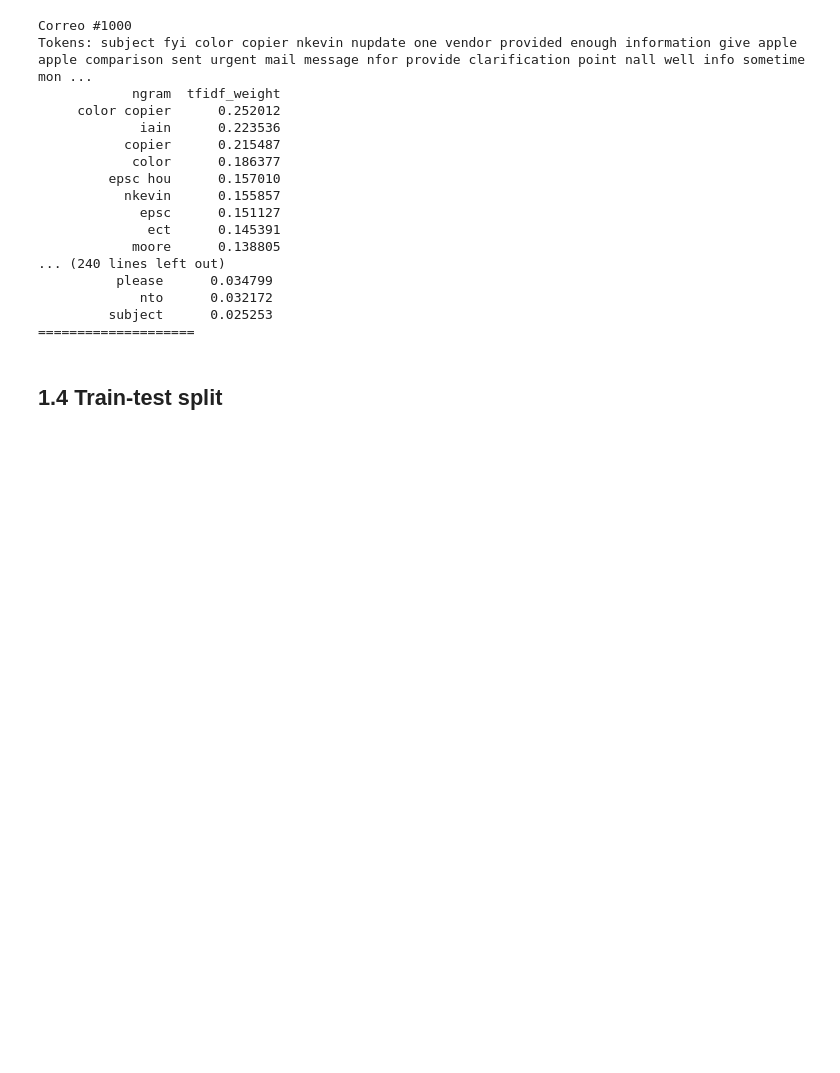
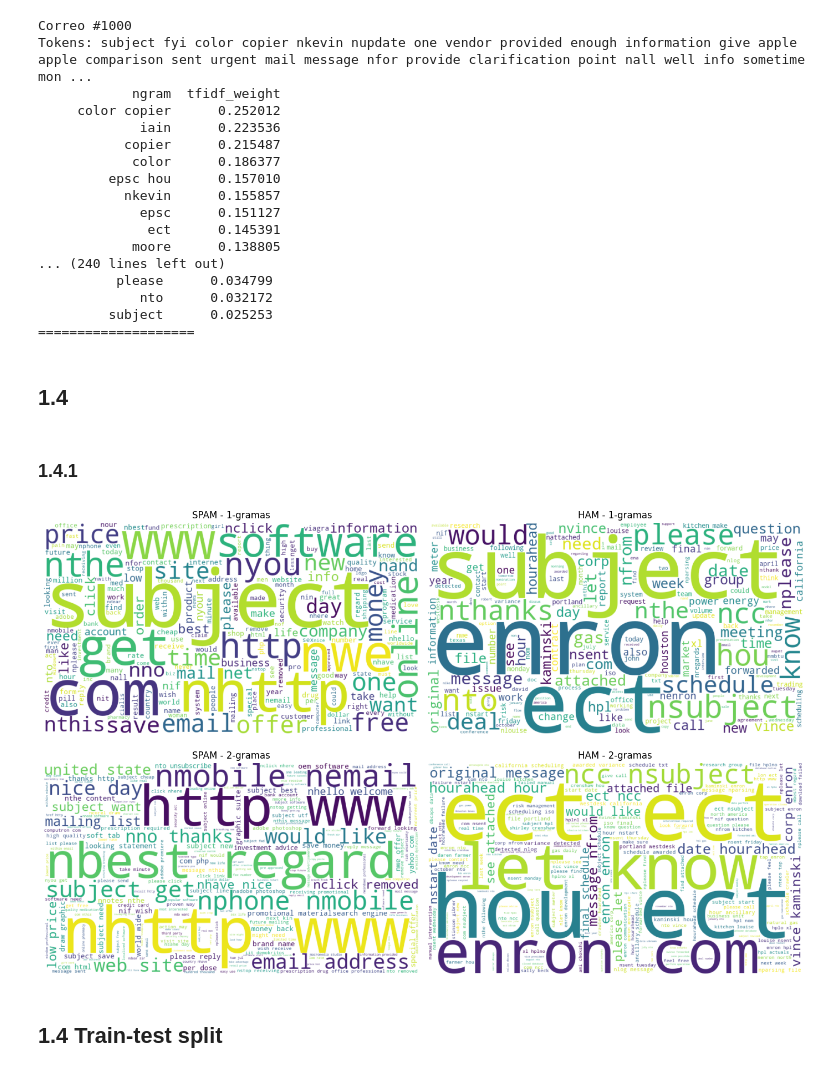
Before and after one commit to spuerta10/SpamDetectionNaiveBayes, a Jupyter notebook: notebooks/nb_vs_mlp.ipynb, the cells around one changed output. Saved outputs shown, nothing was run; the diff lists cells and outputs as text; code cells hidden in the pictures; blank space fills up the shorter version.

Commit message:
feat: Added HAM vs SPAM EDA

```diff
--- a/notebooks/nb_vs_mlp.ipynb
+++ b/notebooks/nb_vs_mlp.ipynb
@@ -190,7 +192,7 @@ El parametro max_features filtra la cantidad de n-gramas de todo el corpus para
 # %%
 vectorizer_explore = TfidfVectorizer(ngram_range=grams, max_features=max_features, sublinear_tf=True)
 
-n_grams = vectorizer_explore.fit_transform(df['email_tokens'])
+X_tfidf = vectorizer_explore.fit_transform(df['email_tokens'])
 # %%
 vocab = vectorizer_explore.get_feature_names_out()
 mails = [1000, 7000]
@@ -228,6 +230,53 @@ Tokens: subject fyi color copier nkevin nupdate one vendor provided enough infor
              nto      0.032172
          subject      0.025253
 ====================
+# %% [markdown]
+## 1.4
+# %% [markdown]
+### 1.4.1
+# %%
+def tfidf_sum_per_class(matrix, mask):
+    return np.asarray(matrix[mask].sum(axis=0)).ravel()
+
+def scores_by_ngram(terms, scores):
+    ordered_n_grams = defaultdict(dict)
+    for term, score in zip(terms, scores):
+        if score <= 0:
+            continue
+        term_count = len(term.split())
+        ordered_n_grams[term_count][term] = float(score)
+    return dict(ordered_n_grams)
+
+def show_word_cloud(freqs, title, ax):
+    wc = WordCloud(
+        width=800,
+        height=450,
+        background_color="white",
+        collocations=False,
+    )
+    wc.generate_from_frequencies(freqs)
+    ax.imshow(wc, interpolation="bilinear")
+    ax.axis("off")
+    ax.set_title(title)
+# %%
+grams_min, grams_max = grams
+y = df['label'].to_numpy()
+terms = vectorizer_explore.get_feature_names_out()
+
+spam_scores, ham_scores = tfidf_sum_per_class(X_tfidf, y == 1), tfidf_sum_per_class(X_tfidf, y == 0)
+spam_grams, ham_grams = scores_by_ngram(terms, spam_scores), scores_by_ngram(terms, ham_scores)
+
+n_rows = grams_max - grams_min + 1
+fig, axes = plt.subplots(n_rows, 2, figsize=(14, 4.5 * n_rows), squeeze=False)
+
+for row, n in enumerate(range(grams_min, grams_max + 1)):
+    show_word_cloud(spam_grams[n], f"SPAM - {n}-gramas", axes[row, 0])
+    show_word_cloud(ham_grams[n], f"HAM - {n}-gramas", axes[row, 1])
+
+plt.tight_layout()
+plt.show()
+# %% [output]
+[figure, added]
 # %% [markdown]
 <a id="sec-1-4"></a>
 ## 1.4 Train-test split
```
Also changed, not shown: parts of 2 cells of this notebook, 2 other files.
